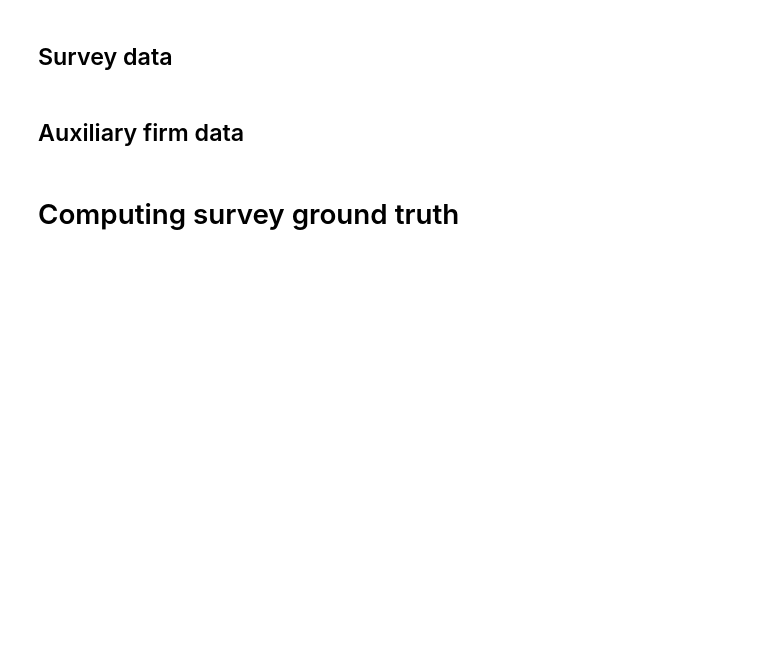
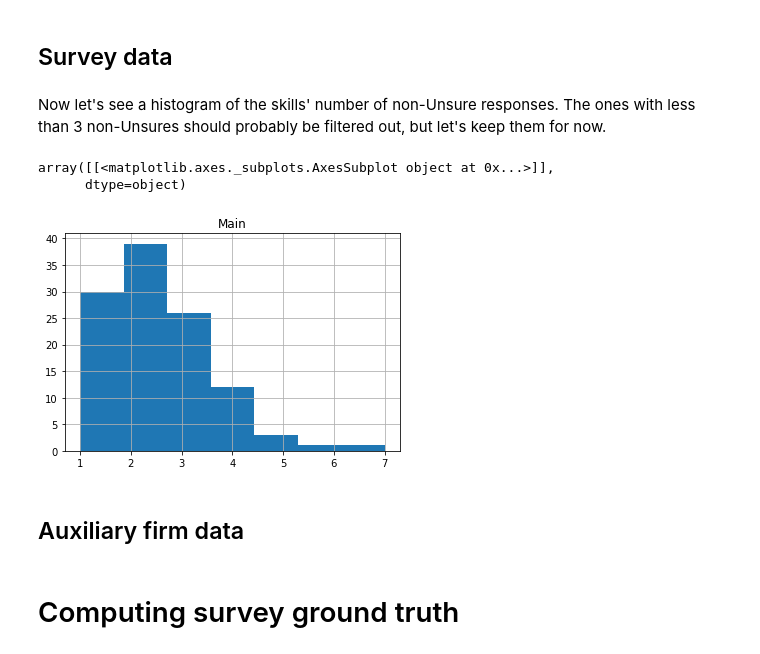
Before and after one commit to RamtinYazdanian/job_skill_trend_analysis, a Jupyter notebook: notebooks/survey_result_analysis.ipynb, the cells around one changed output. Cells and saved outputs as stored; diff of their text form; code cells hidden in the pictures; blank space fills up the shorter version.

Commit message:
add first pass analysis of data

```diff
--- a/notebooks/survey_result_analysis.ipynb
+++ b/notebooks/survey_result_analysis.ipynb
@@ -32,2 +77,16 @@ The autoreload extension is already loaded. To reload it, use:
 # %% [markdown]
 ## Survey data
+# %%
+survey_data_filename = \
+    '/Users/ramtinyazdanian/Downloads/Emerging skills and trend-anticipating firms - SGE_October 16, 2020_03.57.csv'
+survey_data = pd.read_csv(survey_data_filename)
+survey_in_rows = get_responses_in_rows([survey_data], filter_nonsense=True, keep_unfinished=False)
+# %% [markdown]
+Now let's see a histogram of the skills' number of non-Unsure responses. The ones with less than 3 non-Unsures should probably be filtered out, but let's keep them for now.
+# %%
+survey_in_rows[['Skills', 'Main']].loc[survey_in_rows['Main'] != UNSURE]\
+    .groupby('Skills').count().sort_values('Main').hist(bins=7)
+# %% [output]
+array([[<matplotlib.axes._subplots.AxesSubplot object at 0x...>]],
+      dtype=object)
+[figure, added]
```
Also changed, not shown: parts of 35 cells of this notebook.
